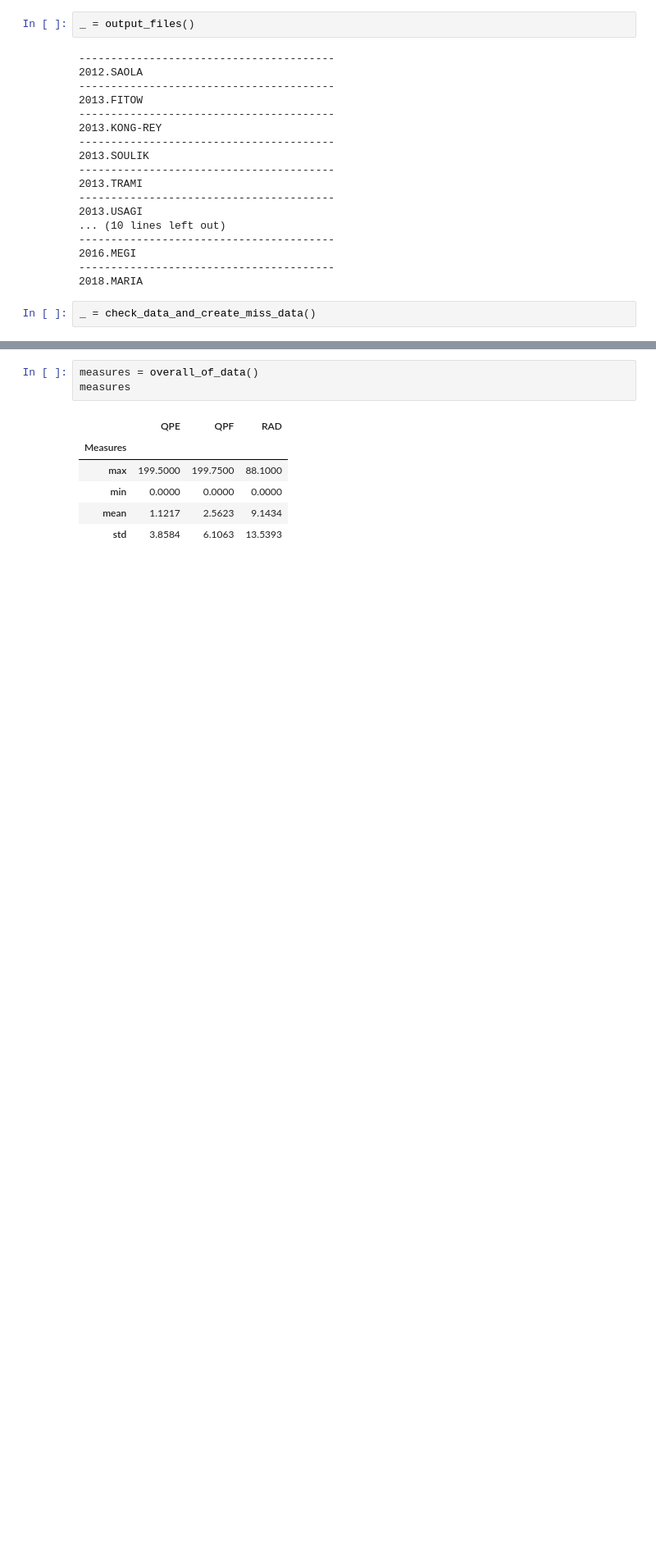
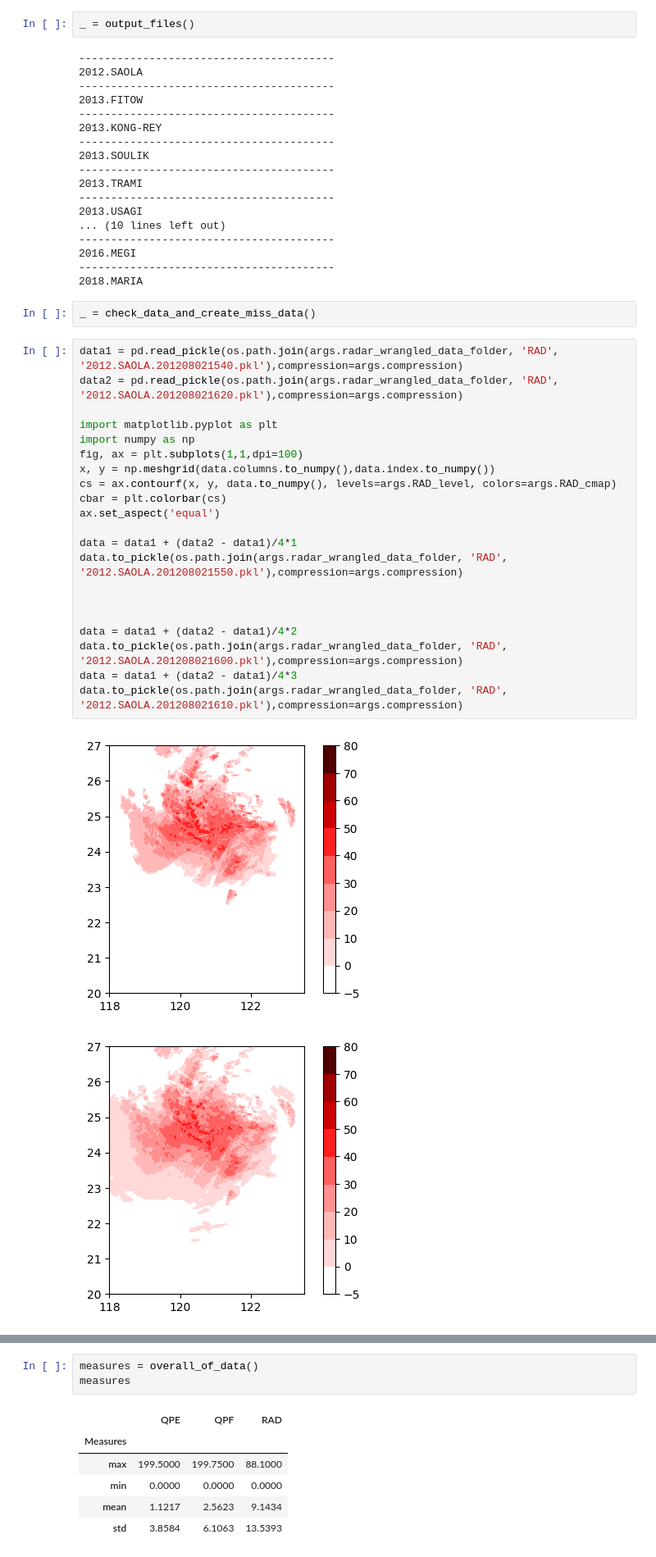
Before and after one commit to Jack-Lin-NTU/TY-R-Forecast, a Jupyter notebook: data_wrangler/radar.ipynb, the cells around one changed output, grey strips where cells are left out. Shown: that part at 82% size. Cells and saved outputs as stored; diff of their text form; blank space fills up the shorter version.

```diff
--- a/data_wrangler/radar.ipynb
+++ b/data_wrangler/radar.ipynb
@@ -75,3 +75,27 @@ _ = output_files()
 2018.MARIA
 # %%
 _ = check_data_and_create_miss_data()
+# %%
+data1 = pd.read_pickle(os.path.join(args.radar_wrangled_data_folder, 'RAD', '2012.SAOLA.201208021540.pkl'),compression=args.compression)
+data2 = pd.read_pickle(os.path.join(args.radar_wrangled_data_folder, 'RAD', '2012.SAOLA.201208021620.pkl'),compression=args.compression)
+
+import matplotlib.pyplot as plt
+import numpy as np
+fig, ax = plt.subplots(1,1,dpi=100)
+x, y = np.meshgrid(data.columns.to_numpy(),data.index.to_numpy())
+cs = ax.contourf(x, y, data.to_numpy(), levels=args.RAD_level, colors=args.RAD_cmap)
+cbar = plt.colorbar(cs)
+ax.set_aspect('equal')
+
+data = data1 + (data2 - data1)/4*1
+data.to_pickle(os.path.join(args.radar_wrangled_data_folder, 'RAD', '2012.SAOLA.201208021550.pkl'),compression=args.compression)
+
+
+
+data = data1 + (data2 - data1)/4*2
+data.to_pickle(os.path.join(args.radar_wrangled_data_folder, 'RAD', '2012.SAOLA.201208021600.pkl'),compression=args.compression)
+data = data1 + (data2 - data1)/4*3
+data.to_pickle(os.path.join(args.radar_wrangled_data_folder, 'RAD', '2012.SAOLA.201208021610.pkl'),compression=args.compression)
+# %% [output]
+[figure, added]
+[figure, added]
```
Also changed, not shown: parts of 1 cell of this notebook, 8 other files.
